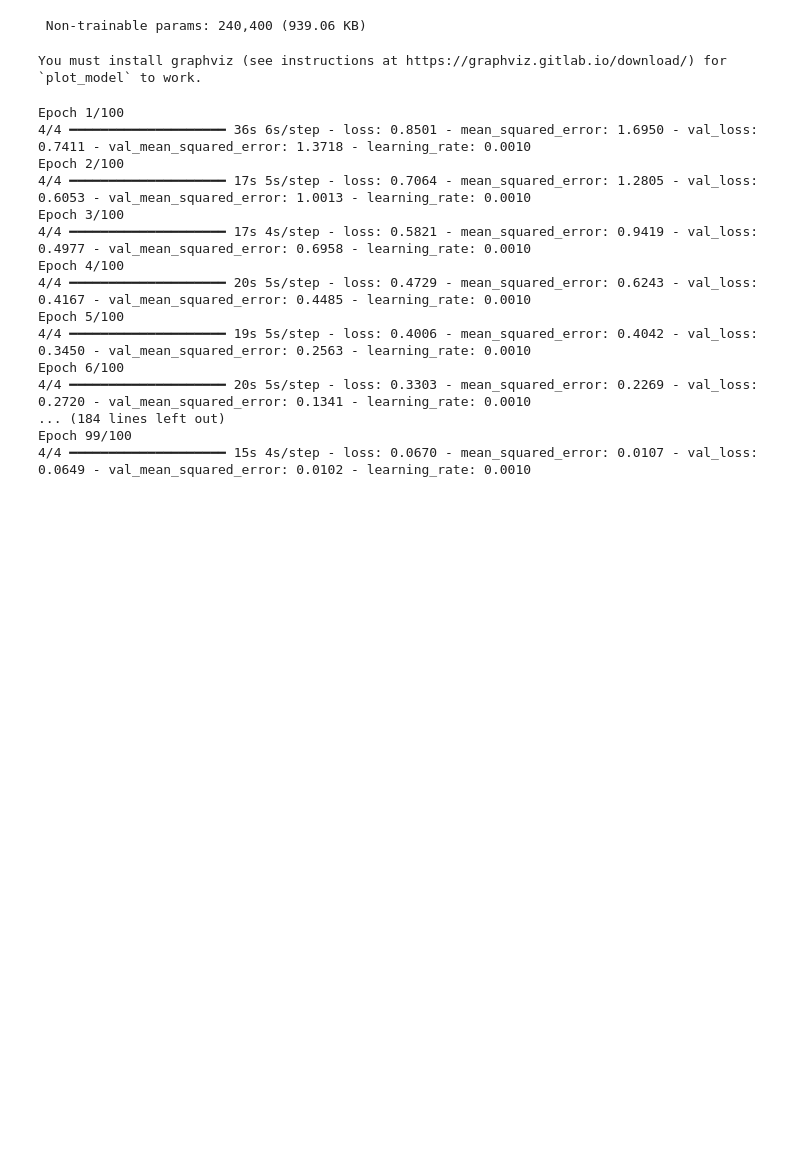
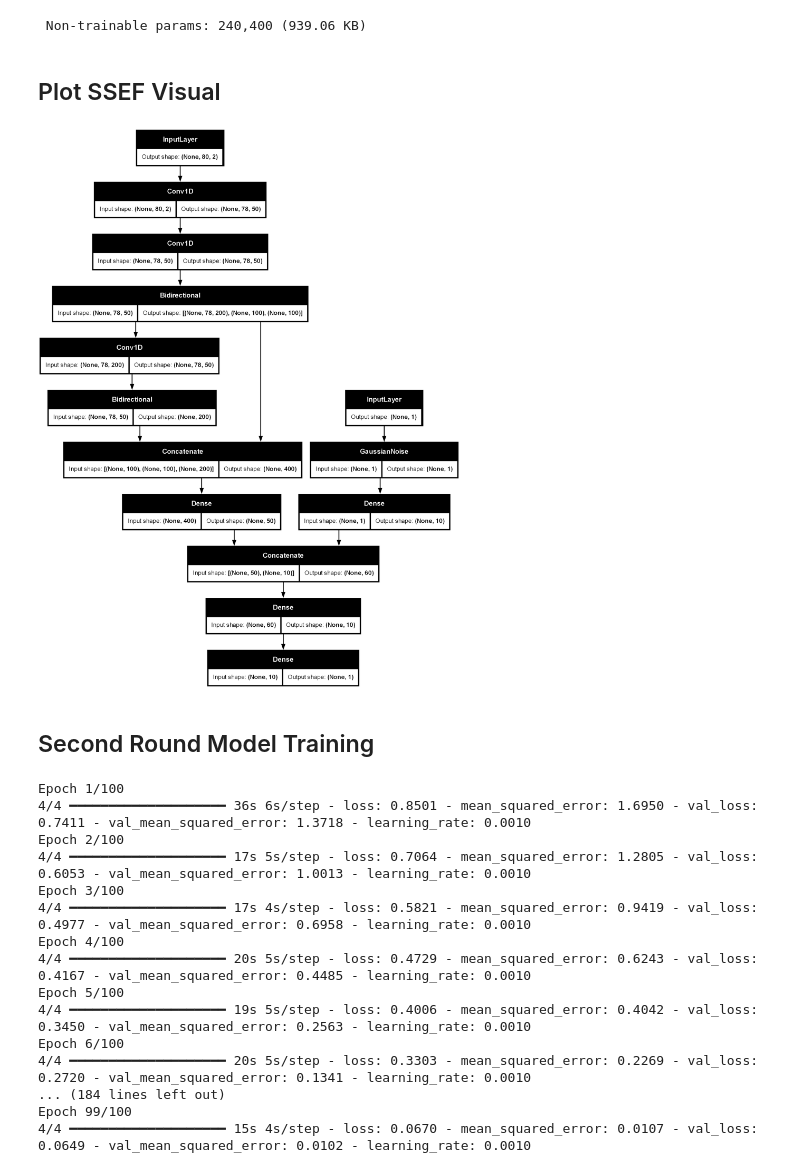
Before and after one commit to ryleytraverse/calce_project, a Jupyter notebook: soc_soh_estimation_framework_modeling.ipynb, the cells around one changed output. Drawn from its saved outputs; the diff is of its cells as text; code cells hidden in the pictures; blank space fills up the shorter version.

Commit message:
Spelling and plot changes

```diff
--- a/soc_soh_estimation_framework_modeling.ipynb
+++ b/soc_soh_estimation_framework_modeling.ipynb
@@ -188,8 +191,7 @@ df_soh_test, X_test, y_test_soh, y_test_soc = help_func.get_X_y_soh(df_subcycle_
 # %% [markdown]
 ## Define SSEF Layers and Create Model
 # %%
-# charge_encoder_inputs = Input(shape=(X_train.shape[1], X_train.shape[2]), name='Input')
-charge_encoder_inputs = Input(shape=(80, 2), name='Input')
+charge_encoder_inputs = Input(shape=(X_train.shape[1], X_train.shape[2]), name='Input')
 
 #masking = Masking(mask_value=-999)
 CNN_1D = Conv1D(50, 3, activation = 'relu', name='1D_CNN')
@@ -225,12 +231,12 @@ Notice the weight put on learning soh in this first round of training (SOH focus
 # %%
 es = EarlyStopping(monitor='val_SOH_Output_mean_absolute_error', patience=30, mode='min')
 reduce_lr = ReduceLROnPlateau(monitor='val_SOH_Output_mean_absolute_error', factor=0.1, min_lr=0.000000001, patience=15)
-soh_loss_weight = 0.7
-soc_loss_weight = 0.3
+soh_loss_weight = 0.6
+soc_loss_weight = 0.4
 soh_model.compile(loss=tensorflow.keras.losses.MeanAbsoluteError(),
                   optimizer=tensorflow.keras.optimizers.Adam(learning_rate=0.001),
                   loss_weights=[soh_loss_weight, soc_loss_weight],
                   metrics=[tensorflow.keras.metrics.MeanAbsoluteError(), tensorflow.keras.metrics.MeanSquaredError()])
-history = soh_model.fit(X_train, [y_train_soh, y_train_soc], epochs=300, batch_size=1014, callbacks=[es, reduce_lr], validation_data=(X_test, [y_test_soh, y_test_soc]))
+history = soh_model.fit(X_train, [y_train_soh, y_train_soc], epochs=300, batch_size=2250, callbacks=[es, reduce_lr], validation_data=(X_test, [y_test_soh, y_test_soc]))
 # %% [output]
 Epoch 1/300
@@ -305,3 +312,4 @@ df_soc_test, X_test, y_test_soh, y_test_soc = help_func.get_X_y_soh(df_subcycle_
 # %%
-truncated_soh_model = Model(inputs=soh_model.layers[1].input, outputs=soh_model.layers[11].output)
+truncated_soh_model = Model(inputs=soh_model.layers[1].input, outputs=soh_model.layers[10].output, name='truncated_soh_model')
 truncated_soh_model.trainable = False
+truncated_soh_model.summary()
@@ -308,7 +340,6 @@ truncated_soh_model.trainable = False
 # %%
-# df_soh_test_soh_only = df_soh_test[df_soh_test['for_soc'] == False]
-# soh_pred_std = np.std(abs(df_soh_test_soh_only['soh'] - df_soh_test_soh_only['soh_prediction']))
-soh_pred_std = 0.006
+df_soh_test_soh_only = df_soh_test[df_soh_test['for_soc'] == False]
+soh_pred_std = np.std(abs(df_soh_test_soh_only['soh'] - df_soh_test_soh_only['soh_prediction']))
 
 # Define Layers
 ouput_charge_encoder = truncated_soh_model.get_layer('Dense_Charge_Encoder').output
@@ -354,10 +385,14 @@ Model: "functional_soc_model"
  Total params: 241,041 (941.57 KB)
  Trainable params: 641 (2.50 KB)
  Non-trainable params: 240,400 (939.06 KB)
+# %% [markdown]
+## Plot SSEF Visual
 # %%
-tensorflow.keras.utils.plot_model(soc_model, 'images/ssef.png', show_shapes=True)
+tensorflow.keras.utils.plot_model(soc_model, 'images/ssef_soc.png', show_shapes=True)
 # %% [output]
-You must install graphviz (see instructions at https://graphviz.gitlab.io/download/) for `plot_model` to work.
+[figure, added]
+# %% [markdown]
+## Second Round Model Training
 # %%
 es = EarlyStopping(monitor='val_loss', patience=30, mode='min')
 reduce_lr = ReduceLROnPlateau(monitor='val_loss', factor=0.1, min_lr=0.000000001, patience=15)
```
Also changed, not shown: parts of 26 cells of this notebook, 3 other files.
